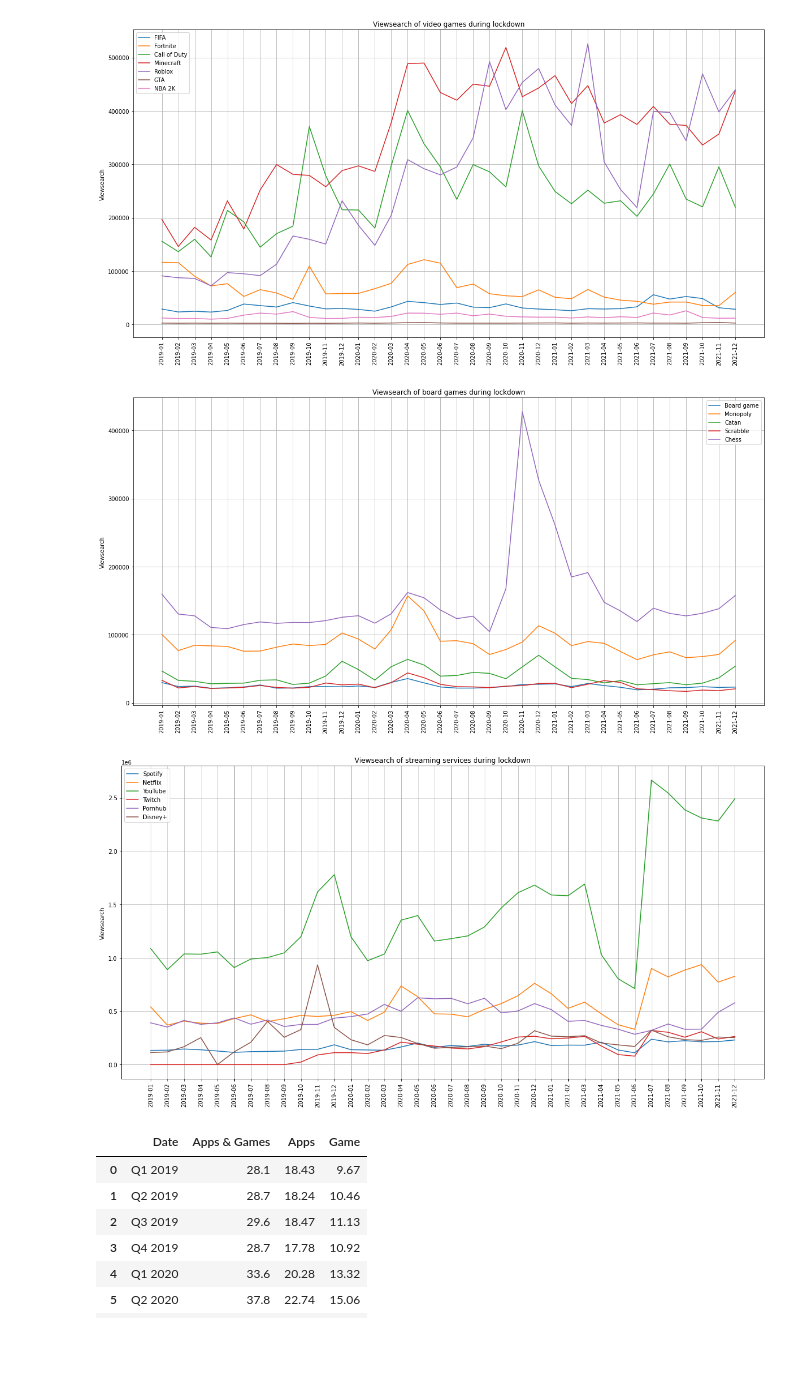
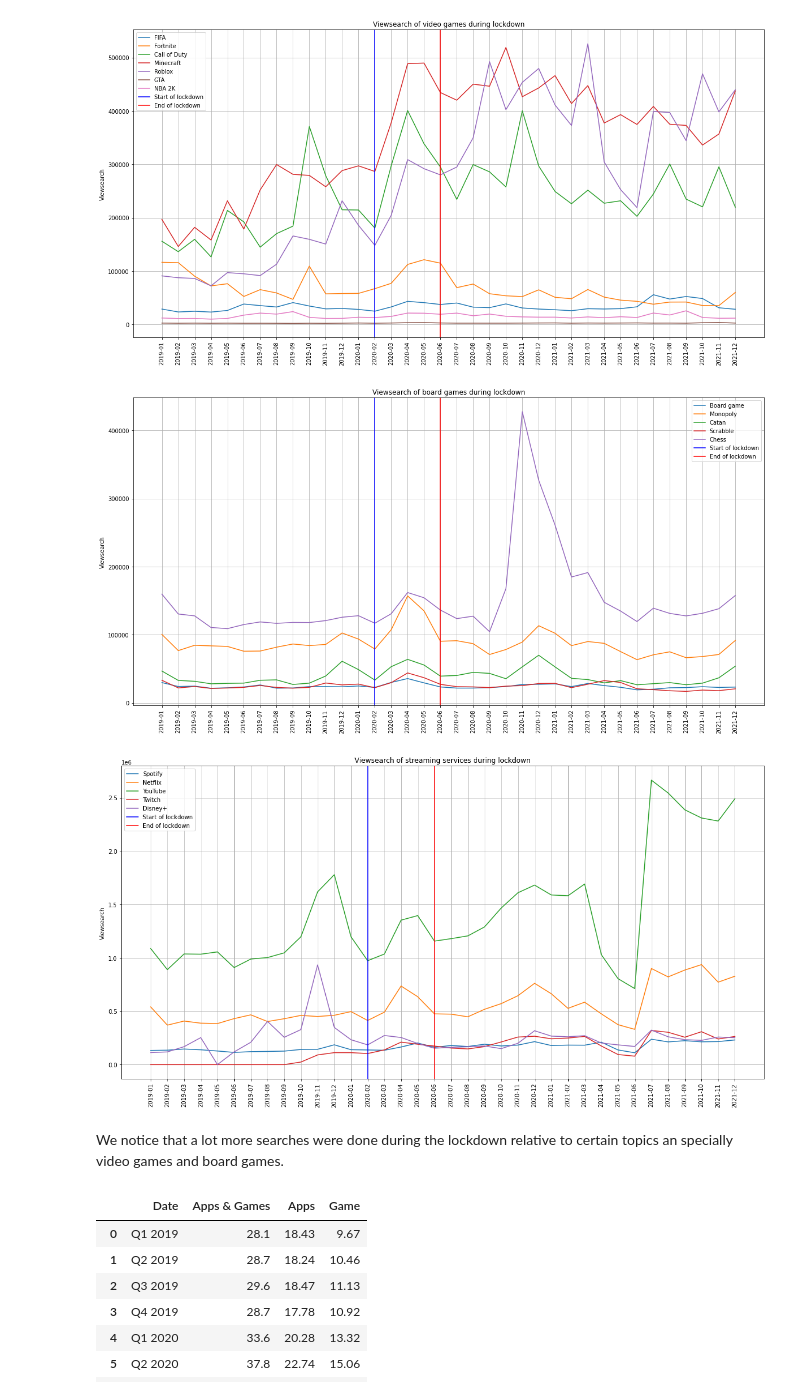
Before and after one commit to epfl-ada/ada-2022-project-teamjose, a Jupyter notebook: analyses/PageView + download app + mobility + amazon books + twitch global.ipynb, the cells around one changed output. Cells and saved outputs as stored; diff of their text form; code cells hidden in the pictures; blank space fills up the shorter version.

```diff
--- a/analyses/PageView + download app + mobility + amazon books + twitch global.ipynb
+++ b/analyses/PageView + download app + mobility + amazon books + twitch global.ipynb
@@ -52,13 +58,15 @@ plt.plot(dates, video_games["Roblox"], label="Roblox")
 plt.plot(dates, video_games["GTA"], label="GTA")
 plt.plot(dates, video_games["NBA 2K"], label="NBA 2K")
 plt.tick_params(axis='x', labelrotation=90)
+plt.axvline(x = 13, color = 'b', label = 'Start of lockdown')
+plt.axvline(x = 17, color = 'r', label = 'End of lockdown')
 plt.legend()
 plt.grid()
 plt.title("Viewsearch of video games during lockdown")
 plt.ylabel("Viewsearch")
 plt.show()
 # %% [output]
-[figure, old version]
+[figure, new version]
 # %%
 plt.figure(figsize=(20,10))
 plt.plot(dates, board_games["Board game"], label="Board game")
@@ -67,27 +75,32 @@ plt.plot(dates, board_games["Catan"], label="Catan")
 plt.plot(dates, board_games["Scrabble"], label="Scrabble")
 plt.plot(dates, board_games["Chess"], label="Chess")
 plt.tick_params(axis='x', labelrotation=90)
+plt.axvline(x = 13, color = 'b', label = 'Start of lockdown')
+plt.axvline(x = 17, color = 'r', label = 'End of lockdown')
 plt.legend()
 plt.grid()
 plt.title("Viewsearch of board games during lockdown")
 plt.ylabel("Viewsearch")
 plt.show()
 # %% [output]
-[figure, old version]
+[figure, new version]
 # %%
 plt.figure(figsize=(20,10))
 plt.plot(dates, streaming["Spotify"], label="Spotify")
 plt.plot(dates, streaming["Netflix"], label="Netflix")
 plt.plot(dates, streaming["YouTube"], label="YouTube")
 plt.plot(dates, streaming["Twitch (service)"], label="Twitch")
-plt.plot(dates, streaming["Pornhub"], label="Pornhub")
 plt.plot(dates, streaming["Disney+"], label="Disney+")
 plt.tick_params(axis='x', labelrotation=90)
+plt.axvline(x = 13, color = 'b', label = 'Start of lockdown')
+plt.axvline(x = 17, color = 'r', label = 'End of lockdown')
 plt.legend()
 plt.grid()
 plt.title("Viewsearch of streaming services during lockdown")
 plt.ylabel("Viewsearch")
 plt.show()
 # %% [output]
-[figure, old version]
+[figure, new version]
+# %% [markdown]
+We notice that a lot more searches were done during the lockdown relative to certain topics an specially video games and board games.
 # %%
```
Also changed, not shown: parts of 20 cells of this notebook.
